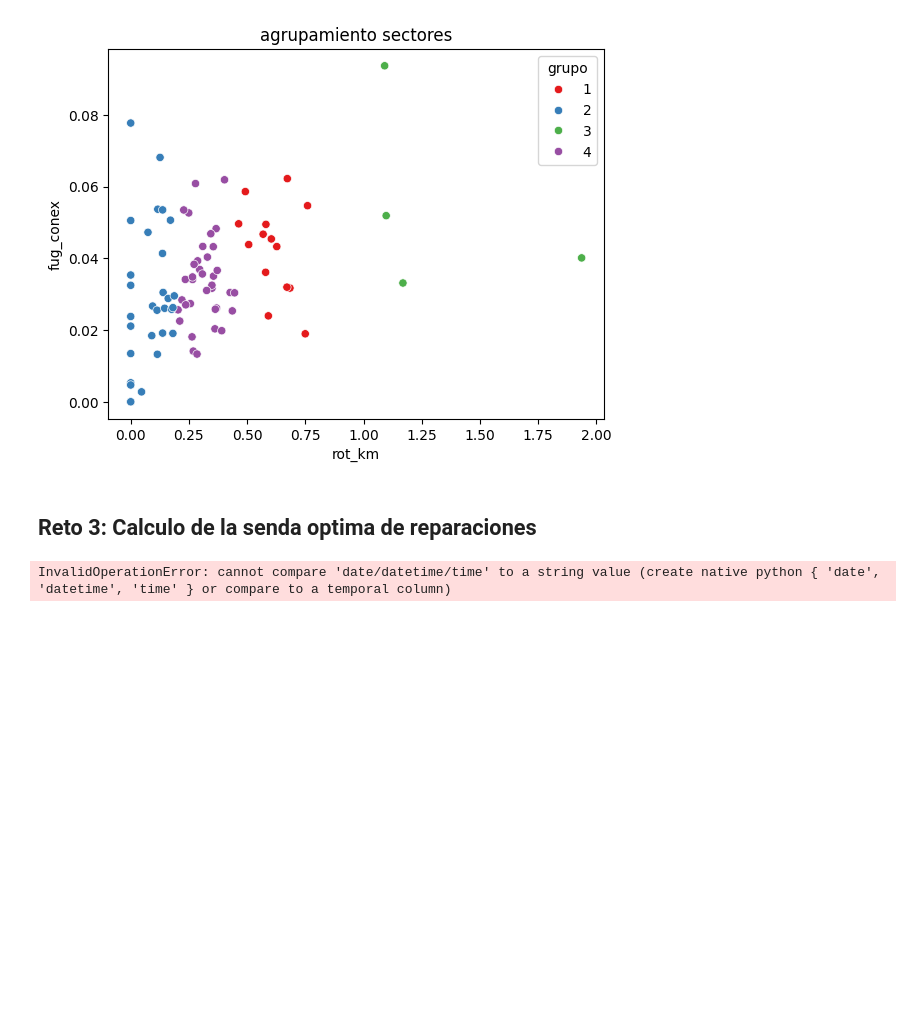
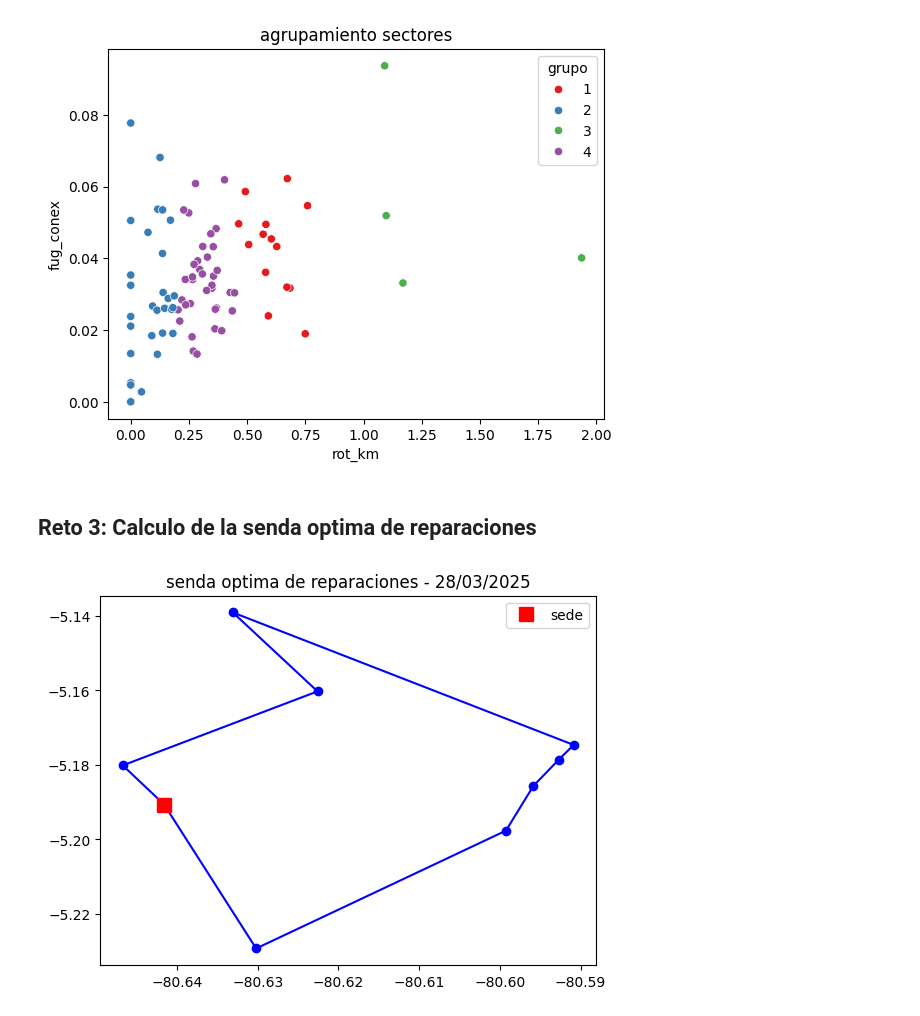
Before and after one commit to khar20/datathon-sunass, a Jupyter notebook: main.ipynb, the cells around one changed output. Saved outputs shown, nothing was run; the diff lists cells and outputs as text; code cells hidden in the pictures; blank space fills up the shorter version.

```diff
--- a/main.ipynb
+++ b/main.ipynb
@@ -301,35 +303,33 @@ plt.show()
 # %% [markdown]
 ## Reto 3: Calculo de la senda optima de reparaciones
 # %%
-# filtrar dia especifico
-dia = "2025-03-28"
-puntos_dia = df_roturas.filter(pl.col("fecha_inicio") == dia.dt).select(["CONEXION", "latitud", "longitud"]).unique()
+dia = datetime.strptime("28-03-2025", "%d-%m-%Y")
+puntos_dia = df_roturas.filter(pl.col("fecha_inicio") == dia).select(["CONEXION", "latitud", "longitud"]).unique()
 
 # sede piura
 lat_eps, lon_eps = -5.190628, -80.641601
 puntos_lista = [{"id": "PARTIDA", "lat": lat_eps, "lon": lon_eps}]
 for r in puntos_dia.to_dicts():
     puntos_lista.append({"id": str(r["CONEXION"]), "lat": r["latitud"], "lon": r["longitud"]})
 
-# logica del vecino mas cercano (greedy)
 recorrido = [puntos_lista[0]]
 restantes = puntos_lista[1:]
 
 while restantes:
     actual = recorrido[-1]
-    # encontrar el mas cercano usando formula euclidiana simple
+    # formula distancia
     siguiente = min(restantes, key=lambda p: math.sqrt((p["lat"]-actual["lat"])**2 + (p["lon"]-actual["lon"])**2))
     recorrido.append(siguiente)
     restantes.remove(siguiente)
 
-recorrido.append(puntos_lista[0]) # volver a sede
+recorrido.append(puntos_lista[0])
 
-# grafico de la ruta
+# grafico
 df_ruta_plot = pd.DataFrame(recorrido)
 plt.plot(df_ruta_plot["lon"], df_ruta_plot["lat"], "bo-")
 plt.plot(lon_eps, lat_eps, "rs", markersize=10, label="sede")
 plt.title("senda optima de reparaciones - 28/03/2025")
 plt.legend()
 plt.show()
 # %% [output]
-InvalidOperationError: cannot compare 'date/datetime/time' to a string value (create native python { 'date', 'datetime', 'time' } or compare to a temporal column)
+[figure, added]
```
Also changed, not shown: parts of 4 cells of this notebook.
